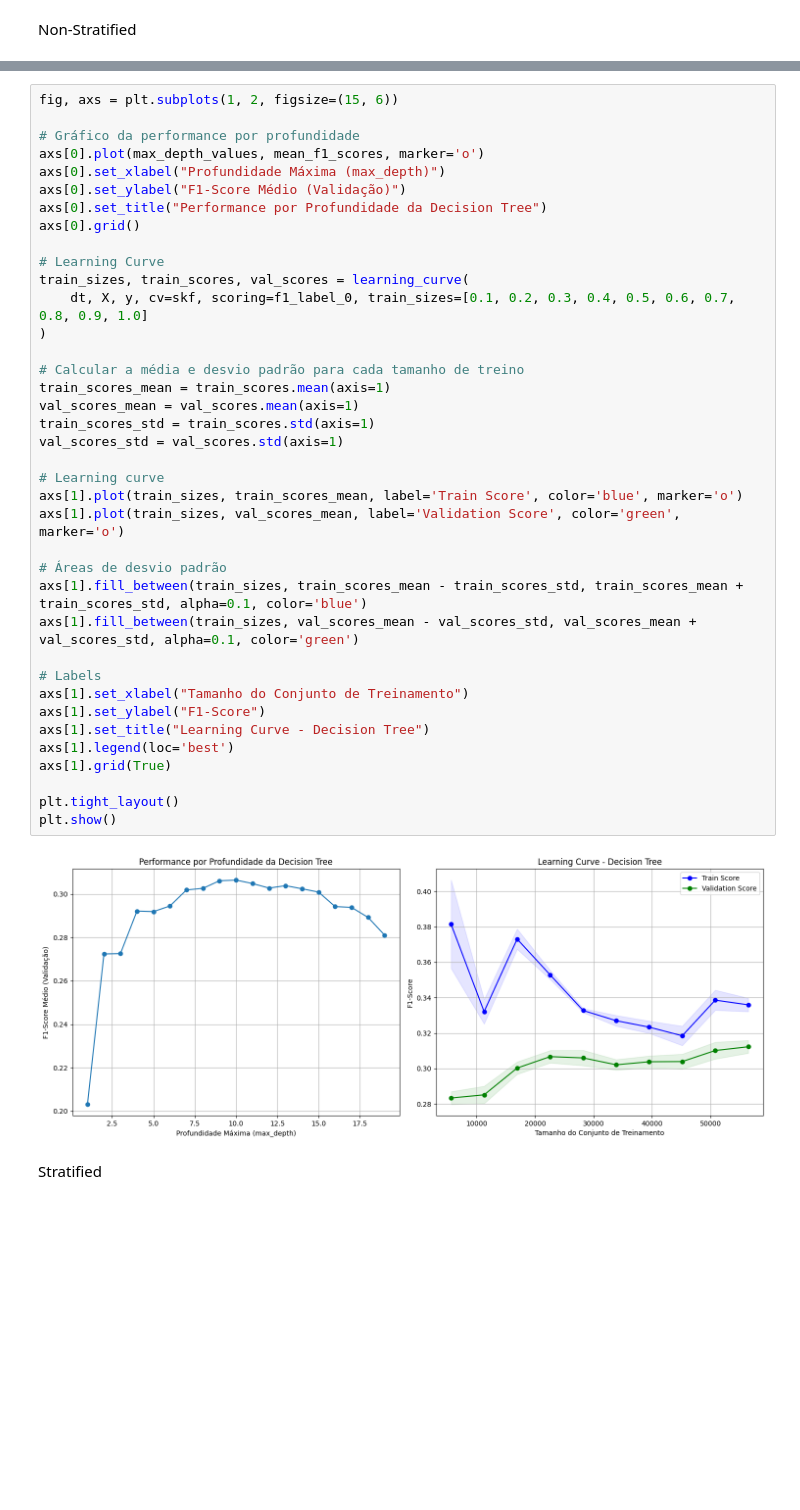
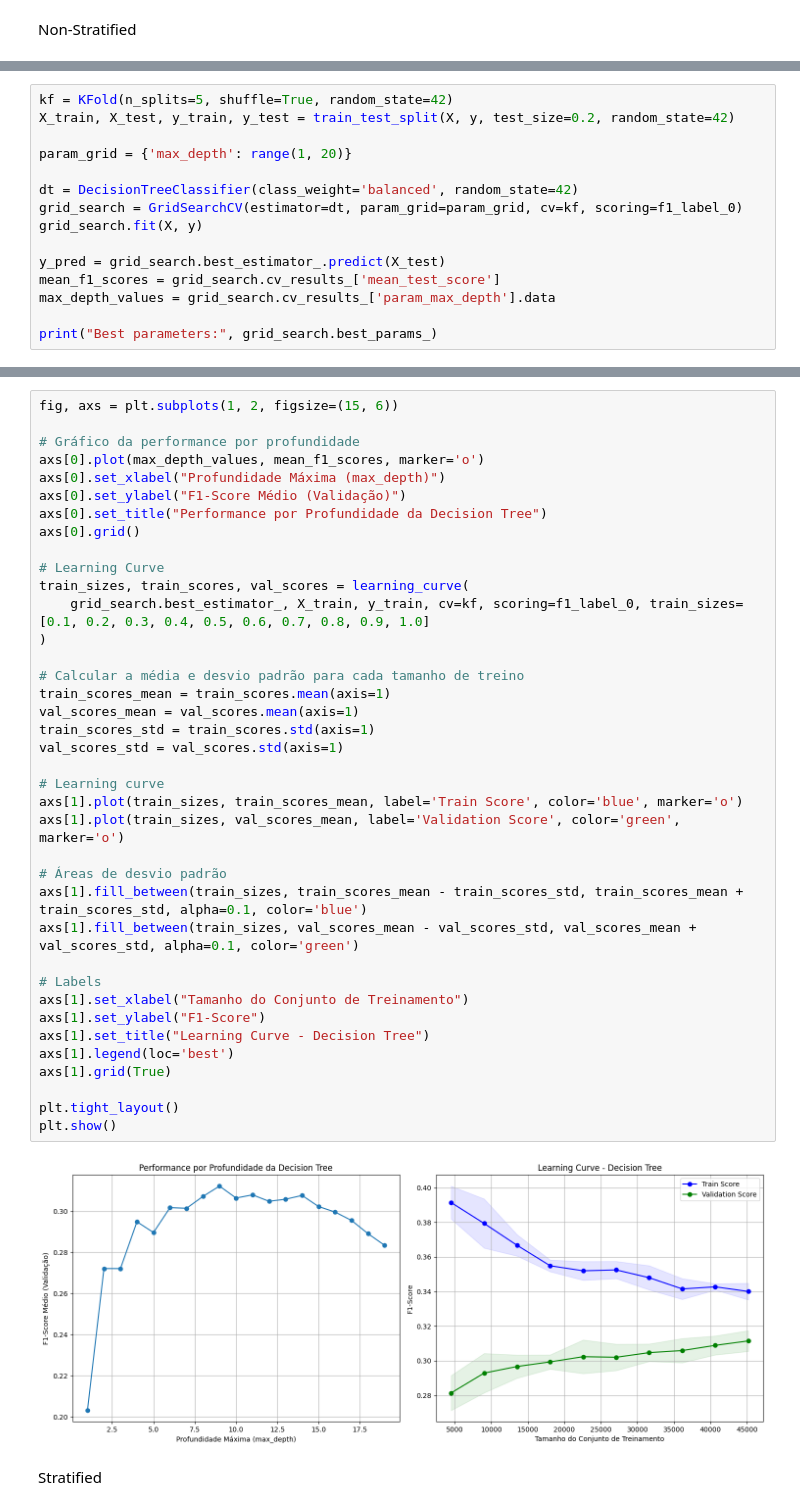
Before and after one commit to Barb02/IDS_project, a Jupyter notebook: customer.ipynb, the cells around one changed output, grey strips where cells are left out. Drawn from its saved outputs; the diff is of its cells as text; blank space fills up the shorter version.

Commit message:
added gridSearchCV and reverted to using train-test splits

```diff
--- a/customer.ipynb
+++ b/customer.ipynb
@@ -687,0 +706,15 @@ y_pred = cross_val_predict(dt, X, y, cv=kf)
+# %%
+kf = KFold(n_splits=5, shuffle=True, random_state=42)
+X_train, X_test, y_train, y_test = train_test_split(X, y, test_size=0.2, random_state=42)
+
+param_grid = {'max_depth': range(1, 20)}
+
+dt = DecisionTreeClassifier(class_weight='balanced', random_state=42)
+grid_search = GridSearchCV(estimator=dt, param_grid=param_grid, cv=kf, scoring=f1_label_0)
+grid_search.fit(X, y)
+
+y_pred = grid_search.best_estimator_.predict(X_test)
+mean_f1_scores = grid_search.cv_results_['mean_test_score']
+max_depth_values = grid_search.cv_results_['param_max_depth'].data
+
+print("Best parameters:", grid_search.best_params_)
@@ -704,34 +739,34 @@ axs[0].set_title("Performance por Profundidade da Decision Tree")
 axs[0].grid()
 
 # Learning Curve
 train_sizes, train_scores, val_scores = learning_curve(
-    dt, X, y, cv=skf, scoring=f1_label_0, train_sizes=[0.1, 0.2, 0.3, 0.4, 0.5, 0.6, 0.7, 0.8, 0.9, 1.0]
+    grid_search.best_estimator_, X_train, y_train, cv=kf, scoring=f1_label_0, train_sizes=[0.1, 0.2, 0.3, 0.4, 0.5, 0.6, 0.7, 0.8, 0.9, 1.0]
 )
 
 # Calcular a média e desvio padrão para cada tamanho de treino
 train_scores_mean = train_scores.mean(axis=1)
 val_scores_mean = val_scores.mean(axis=1)
 train_scores_std = train_scores.std(axis=1)
 val_scores_std = val_scores.std(axis=1)
 
 # Learning curve
 axs[1].plot(train_sizes, train_scores_mean, label='Train Score', color='blue', marker='o')
 axs[1].plot(train_sizes, val_scores_mean, label='Validation Score', color='green', marker='o')
 
 # Áreas de desvio padrão
 axs[1].fill_between(train_sizes, train_scores_mean - train_scores_std, train_scores_mean + train_scores_std, alpha=0.1, color='blue')
 axs[1].fill_between(train_sizes, val_scores_mean - val_scores_std, val_scores_mean + val_scores_std, alpha=0.1, color='green')
 
 # Labels
 axs[1].set_xlabel("Tamanho do Conjunto de Treinamento")
 axs[1].set_ylabel("F1-Score")
 axs[1].set_title("Learning Curve - Decision Tree")
 axs[1].legend(loc='best')
 axs[1].grid(True)
 
 plt.tight_layout()
 plt.show()
 # %% [output]
-[figure, old version]
+[figure, new version]
 # %% [markdown]
 Stratified
```
Also changed, not shown: parts of 27 cells of this notebook.
